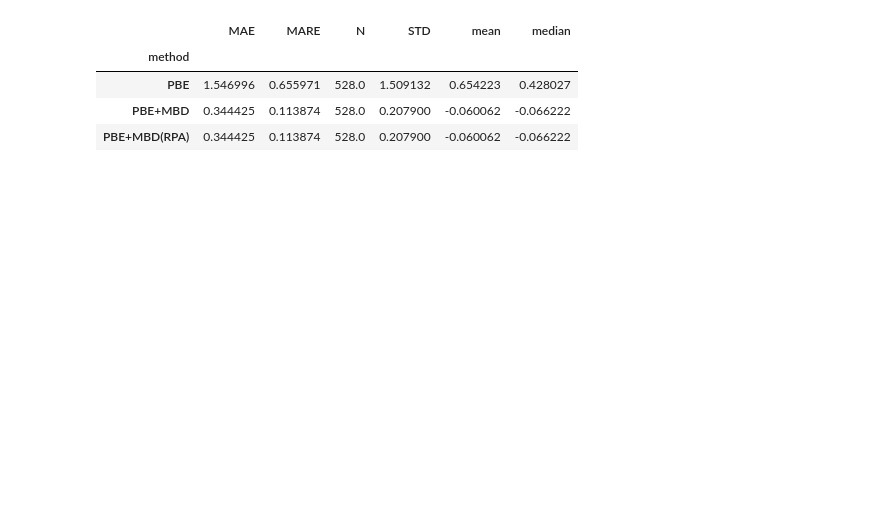
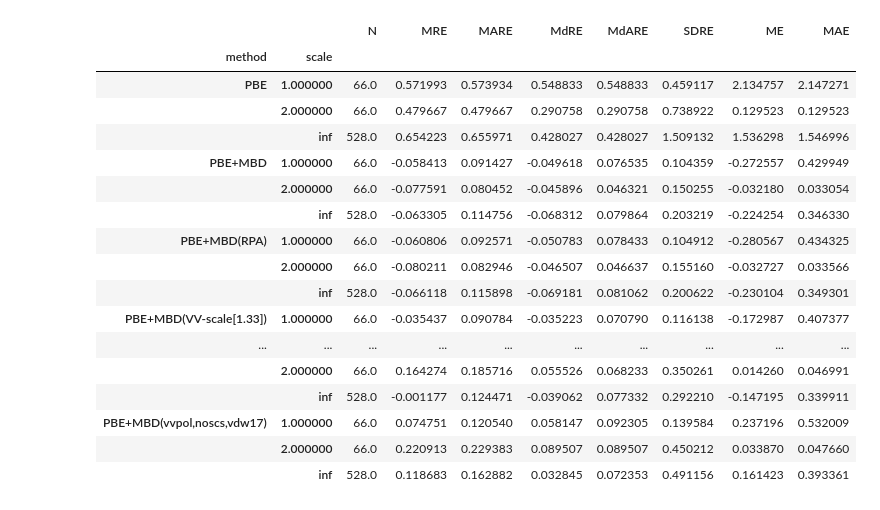
Before and after one commit to azag0/mbd-vv, a Jupyter notebook: notebooks/atoms.ipynb, the cells around one changed output. Cells and saved outputs as stored; diff of their text form; code cells hidden in the pictures; blank space fills up the shorter version.

```diff
--- a/notebooks/atoms.ipynb
+++ b/notebooks/atoms.ipynb
@@ -172,33 +338,67 @@ dataframe, dataset = calculate_solids()
 # %%
-def calculate_s66():
+def calculate_s66(variants):
     df_dft, ds = get_s66_set(app.ctx)
     df = []
-    with MBDCalc() as mbd_calc:
+    with MBDCalc(4) as mbd_calc:
         for (key, fragment), data in tqdm(list(df_dft.loc(0)[ds.name].itertuples())):
+            key = Key(key)
             pbe_ene = data['energy'][0]['value'][0]
             df.append((key, fragment, 'PBE', pbe_ene))
-            enes = all_mbd_variants(mbd_calc, data)
+            enes = all_mbd_variants(mbd_calc, data, variants)
             for mbd_label, ene in enes.items():
                 df.append((key, fragment, mbd_label, ene))
     df = pd.DataFrame(df, columns='key fragment method ene'.split()) \
         .set_index('key fragment method'.split())
     return df, ds
 
-dataframe, dataset = calculate_s66()
+def analyse_s66(df, ds):
+    df = (
+        df
+        .groupby('key').apply(ene_int, ds, lambda x: x.iloc[0].name[0])
+        .apply(ene_dft_vdw, 1).rename_axis('method', 1).stack().to_frame('ene')
+        .assign(ene=lambda x: x.ene*kcal)
+        .apply(ref_delta, 1, args=(ds, lambda x: x.name[0]))
+        .pipe(splice_key, ['method'])
+    )
+    return pd.concat((
+        df.loc(0)[:, 1.].groupby('method scale'.split()).apply(ds_stat),
+        df.loc(0)[:, 2.].groupby('method scale'.split()).apply(ds_stat),
+        df.groupby('method').apply(ds_stat).assign(scale=np.inf).set_index('scale', append=True),
+    )).sort_index()
-# %%
-(
-    dataframe.reset_index()
-    .groupby('key method'.split())
-    .apply(ene_int, dataset, lambda x: x['key'].iloc[0])
-    ['ene'].unstack().apply(ene_dft_vdw, 1).rename_axis('method', 1).stack().to_frame('ene')
-    .assign(ene=lambda x: x.ene*kcal)
-    .apply(ref_delta, 1, args=(dataset, lambda x: x.name[0]))
-    .pipe(splice_key, ['method'])
-    .groupby('method').apply(ds_stat)
-)
-# %% [output]
-|  | MAE | MARE | N | STD | mean | median |
-| method |  |  |  |  |  |  |
-| PBE | 1.546996 | 0.655971 | 528.0 | 1.509132 | 0.654223 | 0.428027 |
-| PBE+MBD | 0.344425 | 0.113874 | 528.0 | 0.207900 | -0.060062 | -0.066222 |
-| PBE+MBD(RPA) | 0.344425 | 0.113874 | 528.0 | 0.207900 | -0.060062 | -0.066222 |
+# %%
+variants = {
+    'MBD': {},
+    'MBD(RPA)': {'rpa': True},
+    'MBD(VV-scale[1])': {'vv_scale': 1},
+    'MBD(VV-scale[1.33])': {'vv_scale': 1.33},
+    'MBD(vdw17)': {'vdw17': True},
+    'MBD(vdw17,beta=0.8)': {'vdw17': True, 'beta': 0.8},
+    'MBD(vdw17,beta=0.86)': {'vdw17': True, 'beta': 0.86},
+    'MBD(vvpol)': {'vv_pol': True},
+    'MBD(vvpol,noscs)': {'vv_pol': True, 'noscs': True},
+    'MBD(vvpol,nocorr)': {'vv_pol': True, 'vv_corr': False},
+    'MBD(vvpol,nocorr,noscs)': {'vv_pol': True, 'vv_corr': False, 'noscs': True},
+    'MBD(vvpol,noscs,vdw17)': {'vv_pol': True, 'vdw17': True, 'noscs': True},
+    'MBD(vvpol,noscs,nocorr,vdw17)': {'vv_pol': True, 'vv_corr': False, 'vdw17': True, 'noscs': True},
+}
+dataframe, dataset = calculate_s66(variants)
+analyse_s66(dataframe, dataset)
+# %% [output]
+|  |  | N | MRE | MARE | MdRE | MdARE | SDRE | ME | MAE |
+| method | scale |  |  |  |  |  |  |  |  |
+| PBE | 1.000000 | 66.0 | 0.571993 | 0.573934 | 0.548833 | 0.548833 | 0.459117 | 2.134757 | 2.147271 |
+|  | 2.000000 | 66.0 | 0.479667 | 0.479667 | 0.290758 | 0.290758 | 0.738922 | 0.129523 | 0.129523 |
+|  | inf | 528.0 | 0.654223 | 0.655971 | 0.428027 | 0.428027 | 1.509132 | 1.536298 | 1.546996 |
+| PBE+MBD | 1.000000 | 66.0 | -0.058413 | 0.091427 | -0.049618 | 0.076535 | 0.104359 | -0.272557 | 0.429949 |
+|  | 2.000000 | 66.0 | -0.077591 | 0.080452 | -0.045896 | 0.046321 | 0.150255 | -0.032180 | 0.033054 |
+|  | inf | 528.0 | -0.063305 | 0.114756 | -0.068312 | 0.079864 | 0.203219 | -0.224254 | 0.346330 |
+| PBE+MBD(RPA) | 1.000000 | 66.0 | -0.060806 | 0.092571 | -0.050783 | 0.078433 | 0.104912 | -0.280567 | 0.434325 |
+|  | 2.000000 | 66.0 | -0.080211 | 0.082946 | -0.046507 | 0.046637 | 0.155160 | -0.032727 | 0.033566 |
+|  | inf | 528.0 | -0.066118 | 0.115898 | -0.069181 | 0.081062 | 0.200622 | -0.230104 | 0.349301 |
+| PBE+MBD(VV-scale[1.33]) | 1.000000 | 66.0 | -0.035437 | 0.090784 | -0.035223 | 0.070790 | 0.116138 | -0.172987 | 0.407377 |
+| ... | ... | ... | ... | ... | ... | ... | ... | ... | ... |
+|  | 2.000000 | 66.0 | 0.164274 | 0.185716 | 0.055526 | 0.068233 | 0.350261 | 0.014260 | 0.046991 |
+|  | inf | 528.0 | -0.001177 | 0.124471 | -0.039062 | 0.077332 | 0.292210 | -0.147195 | 0.339911 |
+| PBE+MBD(vvpol,noscs,vdw17) | 1.000000 | 66.0 | 0.074751 | 0.120540 | 0.058147 | 0.092305 | 0.139584 | 0.237196 | 0.532009 |
+|  | 2.000000 | 66.0 | 0.220913 | 0.229383 | 0.089507 | 0.089507 | 0.450212 | 0.033870 | 0.047660 |
+|  | inf | 528.0 | 0.118683 | 0.162882 | 0.032845 | 0.072353 | 0.491156 | 0.161423 | 0.393361 |
```
Also changed, not shown: parts of 9 cells of this notebook, 2 other files.
